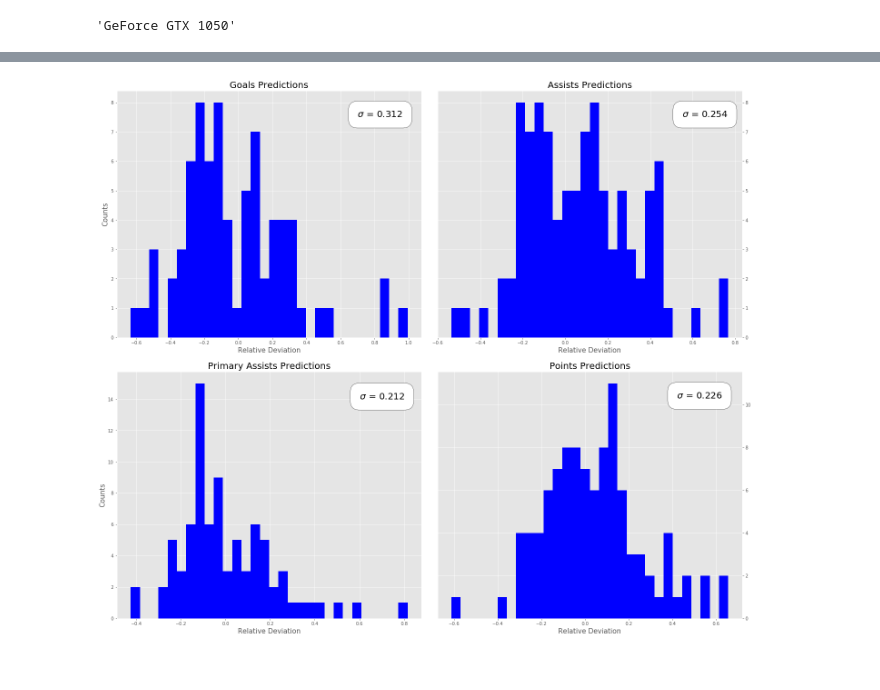
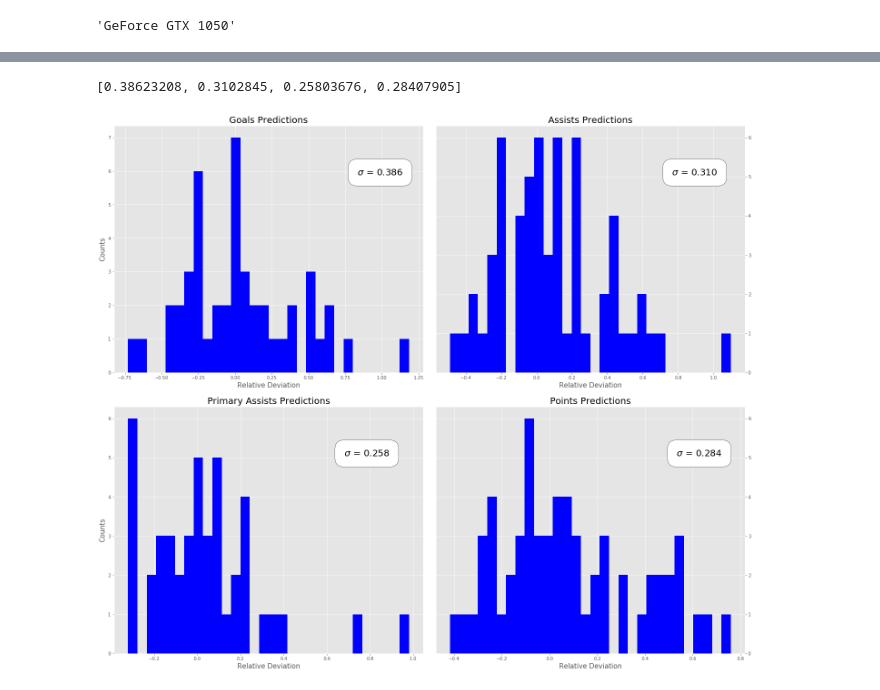
Before and after one commit to OMalenfantThuot/Projet_final_apprentissage_machine, a Jupyter notebook: MLP.ipynb, the cells around one changed output, grey strips where cells are left out. Cells and saved outputs as stored; diff of their text form; code cells hidden in the pictures.

Commit message:
tests network layers

```diff
--- a/MLP.ipynb
+++ b/MLP.ipynb
@@ -73,14 +73,21 @@ class Network(nn.Module):
     def __init__(self):
         super(Network,self).__init__()
         self.fc1 = nn.Linear(35, 200)
-        self.fc2 = nn.Linear(200, 1)
+        self.fc2 = nn.Linear(200,200)
+        self.fc3 = nn.Linear(200,300)
+        self.fc4 = nn.Linear(300, 200)
+        self.fc5 = nn.Linear(200, 1)
         self.bn1 = nn.BatchNorm1d(num_features=35)
         self.bn2 = nn.BatchNorm1d(num_features=200)
+        self.bn3 = nn.BatchNorm1d(num_features=300)
         self.drop = nn.Dropout(p=0.15)
 
     def forward(self, x):
         x = self.fc1(self.drop(self.bn1(x)))
-        x = self.fc2(self.drop(self.bn2(x)))
+#         x = self.fc2(self.drop(self.bn2(x)))
+#         x = self.fc3(self.drop(self.bn2(x)))
+#         x = self.fc4(self.drop(self.bn3(x)))
+        x = self.fc5(self.drop(self.bn2(x)))
         return x
 # %%
 class hockey_dataset(torch.utils.data.dataset.Dataset):
@@ -108,15 +115,15 @@ def train(train_data, train_labels, nepochs):
 
     network = Network().to(device)
     criterion = nn.MSELoss()
-    lr = 0.0005
+    lr = 0.003
     optimizer = torch.optim.SGD(network.parameters(), lr = lr,
                             weight_decay=0.01, momentum = 0)
 
     loss_train, loss_valid = [],[]
 
     for epoch in range(nepochs):
-        if (epoch > 0) and (epoch%100 == 0):
-            lr = lr*0.85
+        if (epoch > 0) and (epoch%150 == 0):
+            lr = lr*0.75
             optimizer = torch.optim.SGD(network.parameters(), lr = lr,
                             weight_decay=0.01, momentum = 0)
         current_loss_train, current_loss_valid = 0,0
@@ -307,11 +288,18 @@ pred_points = predictions_test[3]
 # %%
-targets_list = [test_targets_goals, test_targets_assists, test_targets_primary_assists, test_targets_points]
+targets_list = [training_targets_goals[train_size:], training_targets_assists[train_size:],
+                training_targets_primary_assists[train_size:], training_targets_points[train_size:]]
+# targets_list = [test_targets_goals, test_targets_assists,
+#                 test_targets_primary_assists, test_targets_points]
 treshold_list = [5, 7, 5, 10]
 std, deviations = [], []
-for pred, target, treshold in zip(predictions_test, targets_list, treshold_list) :
+for pred, target, treshold in zip(predictions, targets_list, treshold_list) :
     not_small = np.where(target > treshold)[0]
     deviations.append((pred[not_small] - target[not_small]) / target[not_small])
     std.append(np.std(deviations[-1]))
+# %%
+std
+# %% [output]
+[0.38623208, 0.3102845, 0.25803676, 0.28407905]
 # %%
 fig, ax = plt.subplots(ncols=2, nrows=2, constrained_layout=True, figsize=(20,17))
 ax1, ax2, ax3, ax4 = ax.flatten()
@@ -319,35 +307,35 @@ ax1, ax2, ax3, ax4 = ax.flatten()
 ax1.hist(deviations[0], bins=30, color='b')
 ax1.set_title('Goals Predictions', fontsize=20)
 ax1.set_xlabel('Relative Deviation', fontsize=15)
 ax1.set_ylabel('Counts', fontsize=15)
-ax1.text(0.7, 7.5, '$\sigma$ = {:5.3f}'.format(std[0]), color='black',
+ax1.text(0.65*ax1.get_xlim()[1], 0.8*ax1.get_ylim()[1], '$\sigma$ = {:5.3f}'.format(std[0]), color='black',
         fontsize = 20, bbox=dict(facecolor='w', edgecolor='black',
                   boxstyle='round,pad=1'))
 
 ax2.hist(deviations[1], bins=30, color='b')
 ax2.yaxis.tick_right()
 ax2.set_title('Assists Predictions', fontsize=20)
 ax2.set_xlabel('Relative Deviation', fontsize=15)
-ax2.text(0.55, 7.5, '$\sigma$ = {:5.3f}'.format(std[1]), color='black',
+ax2.text(0.65*ax2.get_xlim()[1], 0.8*ax2.get_ylim()[1], '$\sigma$ = {:5.3f}'.format(std[1]), color='black',
         fontsize = 20, bbox=dict(facecolor='w', edgecolor='black',
                   boxstyle='round,pad=1'))
 
 ax3.hist(deviations[2], bins=30, color='b')
 ax3.set_title('Primary Assists Predictions', fontsize=20)
 ax3.set_xlabel('Relative Deviation', fontsize=15)
 ax3.set_ylabel('Counts', fontsize=15)
-ax3.text(0.6, 14, '$\sigma$ = {:5.3f}'.format(std[2]), color='black',
+ax3.text(0.65*ax3.get_xlim()[1], 0.8*ax3.get_ylim()[1], '$\sigma$ = {:5.3f}'.format(std[2]), color='black',
         fontsize = 20, bbox=dict(facecolor='w', edgecolor='black',
                   boxstyle='round,pad=1'))
 
 ax4.hist(deviations[3], bins=30, color='b')
 ax4.yaxis.tick_right()
 ax4.set_title('Points Predictions', fontsize=20)
 ax4.set_xlabel('Relative Deviation', fontsize=15)
-ax4.text(0.42, 10.3, '$\sigma$ = {:5.3f}'.format(std[3]), color='black',
+ax4.text(0.65*ax4.get_xlim()[1], 0.8*ax4.get_ylim()[1], '$\sigma$ = {:5.3f}'.format(std[3]), color='black',
         fontsize = 20, bbox=dict(facecolor='w', edgecolor='black',
                   boxstyle='round,pad=1'))
 
 plt.show()
 # %% [output]
-[figure, old version]
+[figure, new version]
```
Also changed, not shown: parts of 3 cells of this notebook, 2 other files.
